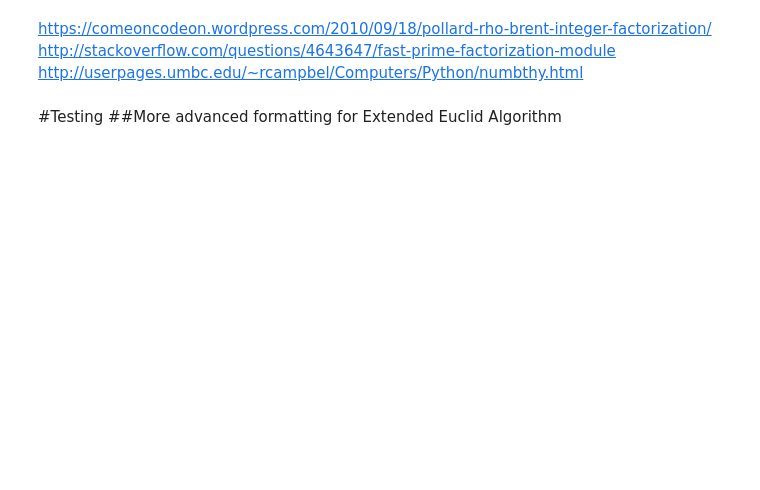
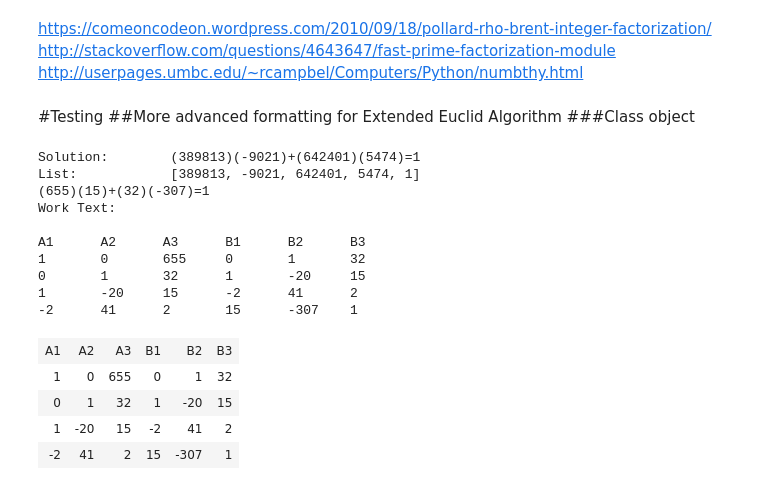
Before and after one commit to Sethionic/ipython-notebooks, a Jupyter notebook: Crypto.ipynb, the cells around one changed output. Drawn from its saved outputs; the diff is of its cells as text; code cells hidden in the pictures; blank space fills up the shorter version.

Commit message:
Improved Euclidean Algorithm output with OOP

```diff
--- a/Crypto.ipynb
+++ b/Crypto.ipynb
@@ -1549,3 +1544,4 @@ http://userpages.umbc.edu/~rcampbel/Computers/Python/numbthy.html
 # %% [markdown]
 #Testing
 ##More advanced formatting for Extended Euclid Algorithm
+###Class object
@@ -1552 +1604,25 @@ http://userpages.umbc.edu/~rcampbel/Computers/Python/numbthy.html
+# %%
+#Test Block
+Q=Euclidean(389813,642401)
+print("Solution:\t",Q)#.showSolutionStr())
+print("List:    \t",Q.showList())
+print(Q.changeIn(655,32))
+print("Work Text:\n",Q.showWorkStr())
+HTML(Q.showWorkHTML())
+# %% [output]
+Solution:        (389813)(-9021)+(642401)(5474)=1
+List:            [389813, -9021, 642401, 5474, 1]
+(655)(15)+(32)(-307)=1
+Work Text:
+
+A1      A2      A3      B1      B2      B3
+1       0       655     0       1       32
+0       1       32      1       -20     15
+1       -20     15      -2      41      2
+-2      41      2       15      -307    1
+| A1 | A2 | A3 | B1 | B2 | B3 |
+| 1 | 0 | 655 | 0 | 1 | 32 |
+| 0 | 1 | 32 | 1 | -20 | 15 |
+| 1 | -20 | 15 | -2 | 41 | 2 |
+| -2 | 41 | 2 | 15 | -307 | 1 |
 # %%
```
Also changed, not shown: parts of 6 cells of this notebook.
